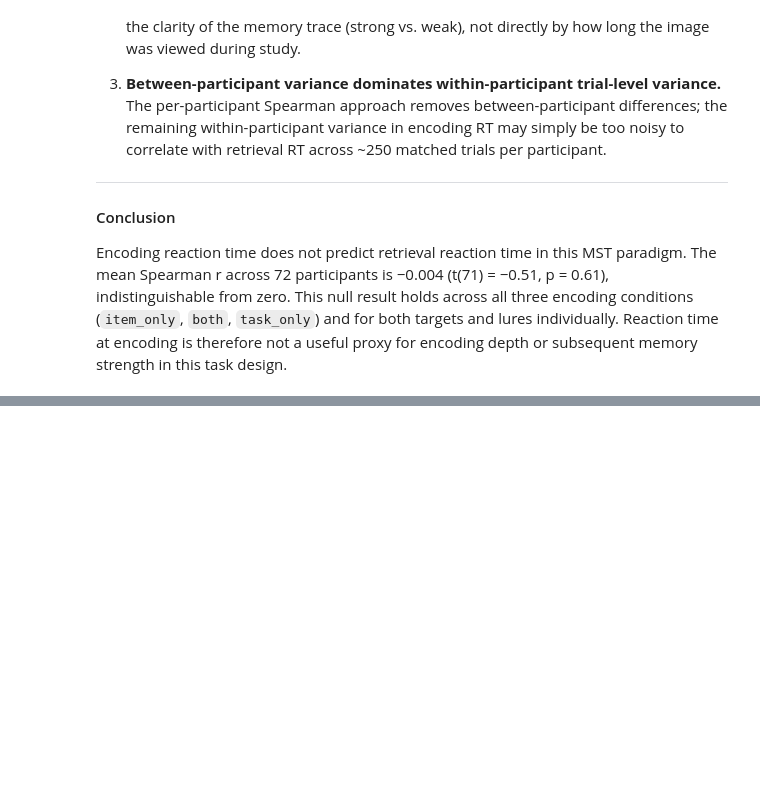
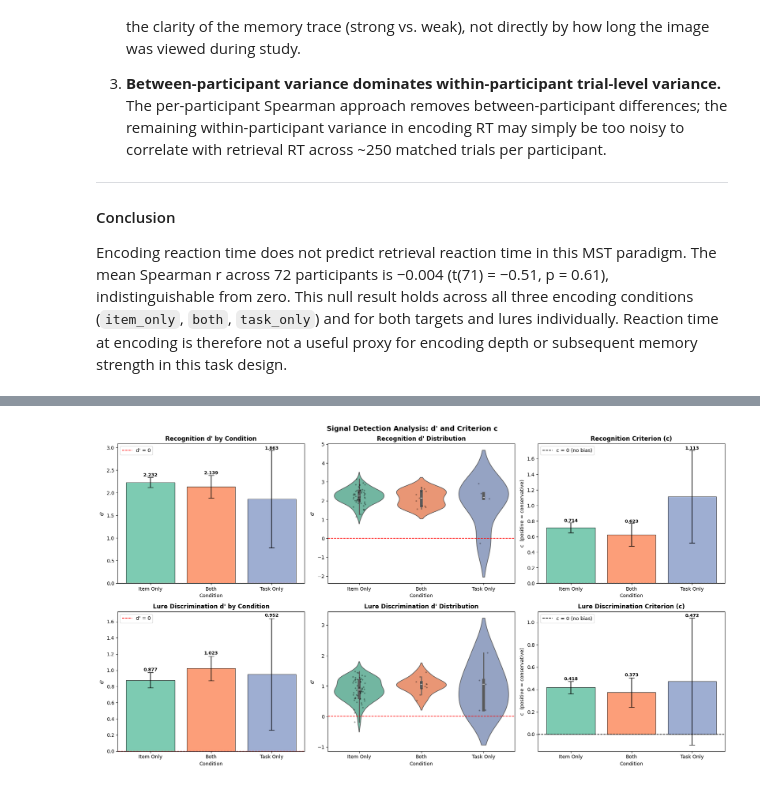
Before and after one commit to Navdha1801/BRSM_project_phase1, a Jupyter notebook: code.ipynb, the cells around one changed output, grey strips where cells are left out. Saved outputs shown, nothing was run; the diff lists cells and outputs as text; code cells hidden in the pictures; blank space fills up the shorter version.

Commit message:
added sensitivity analysis

```diff
--- a/code.ipynb
+++ b/code.ipynb
@@ -1767,0 +1912,10 @@ Encoding reaction time does not predict retrieval reaction time in this MST para
+# %%
+from scipy.stats import spearmanr
+
+# Merge sdt with results to compare d' with REC/LDI
+sdt_merged = sdt.merge(results[['participant', 'REC', 'LDI']], on='participant')
+
+print('=== Spearman Correlations: d\' vs REC/LDI ===')
+for dp, raw in [('dprime_rec', 'REC'), ('dprime_ldi', 'LDI')]:
+    r, p = spearmanr(sdt_merged[dp], sdt_merged[raw])
+    print(f'd\' ({dp}) vs {raw}: r={r:.4f}, p={p:.4f}')
@@ -1767,0 +1926,78 @@ Encoding reaction time does not predict retrieval reaction time in this MST para
+# %%
+condition_order  = ['item_only', 'both', 'task_only']
+condition_labels = ['Item Only', 'Both', 'Task Only']
+palette = sns.color_palette('Set2', 3)
+
+fig, axes = plt.subplots(2, 3, figsize=(18, 10))
+fig.suptitle("Signal Detection Analysis: d' and Criterion c", fontsize=14, fontweight='bold')
+
+for row, (dp_col, c_col, title_base) in enumerate([
+    ('dprime_rec', 'c_rec', 'Recognition'),
+    ('dprime_ldi', 'c_ldi', 'Lure Discrimination'),
+]):
+    # --- d' by condition: bar + CI ---
+    ax = axes[row, 0]
+    means = sdt.groupby('condition')[dp_col].mean().reindex(condition_order)
+    sems  = sdt.groupby('condition')[dp_col].sem().reindex(condition_order)
+    ax.bar(condition_labels, means.values, yerr=sems.values * 1.96,
+           capsize=6, color=palette, edgecolor='black', linewidth=0.8, alpha=0.85)
+    ax.axhline(0, color='red', linestyle='--', linewidth=1.2, label="d' = 0")
+    for i, (m, s) in enumerate(zip(means.values, sems.values * 1.96)):
+        ax.text(i, m + s + 0.02, f'{m:.3f}', ha='center', fontsize=9, fontweight='bold')
+    ax.set_title(f"{title_base} d' by Condition", fontweight='bold')
+    ax.set_ylabel("d'")
+    ax.set_xlabel('Condition')
+    ax.legend()
+
+    # --- d' violin + strip ---
+    ax = axes[row, 1]
+    sns.violinplot(data=sdt, x='condition', y=dp_col,
+                   order=condition_order, palette=palette, inner='box', ax=ax)
+    sns.stripplot(data=sdt, x='condition', y=dp_col,
+                  order=condition_order, color='black', alpha=0.35, jitter=True, size=3, ax=ax)
+    ax.axhline(0, color='red', linestyle='--', linewidth=1.2)
+    ax.set_xticklabels(condition_labels)
+    ax.set_title(f"{title_base} d' Distribution", fontweight='bold')
+    ax.set_ylabel("d'")
+    ax.set_xlabel('Condition')
+
+    # --- criterion c by condition ---
+    ax = axes[row, 2]
+    means_c = sdt.groupby('condition')[c_col].mean().reindex(condition_order)
+    sems_c  = sdt.groupby('condition')[c_col].sem().reindex(condition_order)
+    ax.bar(condition_labels, means_c.values, yerr=sems_c.values * 1.96,
+           capsize=6, color=palette, edgecolor='black', linewidth=0.8, alpha=0.85)
+    ax.axhline(0, color='black', linestyle='--', linewidth=1.2, label='c = 0 (no bias)')
+    for i, (m, s) in enumerate(zip(means_c.values, sems_c.values * 1.96)):
+        offset = s + 0.01 if m >= 0 else -(s + 0.02)
+        ax.text(i, m + offset, f'{m:.3f}', ha='center', fontsize=9, fontweight='bold')
+    ax.set_title(f'{title_base} Criterion (c)', fontweight='bold')
+    ax.set_ylabel('c  (positive = conservative)')
+    ax.set_xlabel('Condition')
+    ax.legend()
+
+plt.tight_layout()
+plt.show()
+
+# --- d' vs REC / LDI scatter ---
+fig, axes = plt.subplots(1, 2, figsize=(12, 5))
+fig.suptitle("d' vs Raw Memory Indices (REC / LDI)", fontsize=13, fontweight='bold')
+
+for ax, (dp_col, raw_col, xlabel, ylabel) in zip(axes, [
+    ('dprime_rec', 'REC', 'REC', "Recognition d'"),
+    ('dprime_ldi', 'LDI', 'LDI', "Lure Discrimination d'"),
+]):
+    for i, cond in enumerate(condition_order):
+        sub = sdt_merged[sdt_merged['condition'] == cond]
+        ax.scatter(sub[raw_col], sub[dp_col], label=condition_labels[i],
+                   color=palette[i], alpha=0.7, s=40)
+    r, _ = spearmanr(sdt_merged[dp_col], sdt_merged[raw_col])
+    ax.set_title(f'{ylabel} vs {xlabel}\n(Spearman r = {r:.3f})', fontweight='bold')
+    ax.set_xlabel(xlabel)
+    ax.set_ylabel(ylabel)
+    ax.legend(title='Condition', fontsize=9)
+
+plt.tight_layout()
+plt.show()
+# %% [output]
+[figure, added]
```
Also changed, not shown: parts of 7 cells of this notebook.
